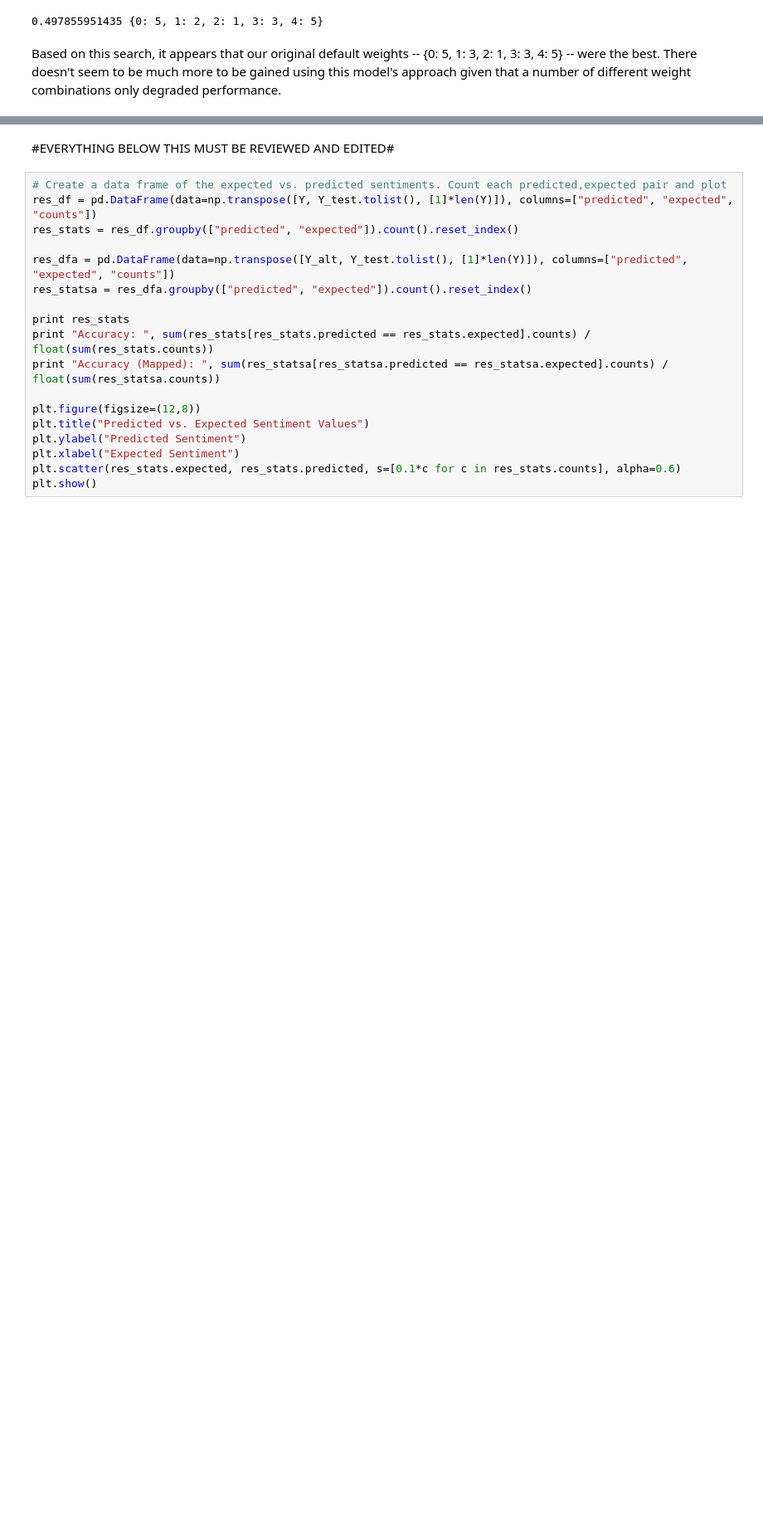
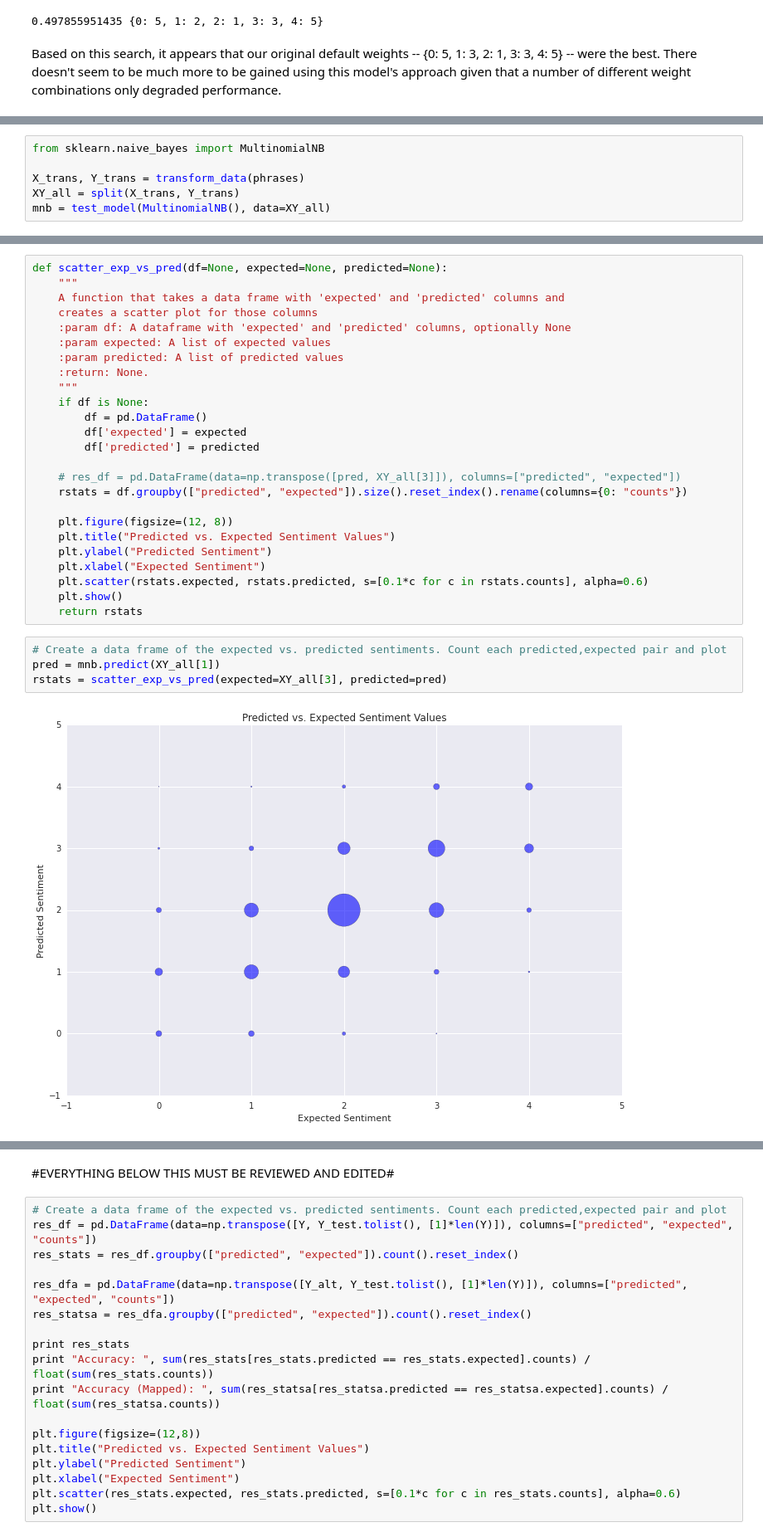
Before and after one commit to DryingPole/sentiment, a Jupyter notebook: notebooks/Final Project Process Book.ipynb, the cells around one changed output, grey strips where cells are left out. Shown at 83% size. Drawn from its saved outputs; the diff is of its cells as text; blank space fills up the shorter version.

```diff
--- a/notebooks/Final Project Process Book.ipynb
+++ b/notebooks/Final Project Process Book.ipynb
@@ -326,0 +373,6 @@ X = vectorizer.transform(rarray).tocsc()
+# %%
+from sklearn.naive_bayes import MultinomialNB
+
+X_trans, Y_trans = transform_data(phrases)
+XY_all = split(X_trans, Y_trans)
+mnb = test_model(MultinomialNB(), data=XY_all)
@@ -326,0 +383,31 @@ X = vectorizer.transform(rarray).tocsc()
+# %%
+def scatter_exp_vs_pred(df=None, expected=None, predicted=None):
+    """
+    A function that takes a data frame with 'expected' and 'predicted' columns and
+    creates a scatter plot for those columns
+    :param df: A dataframe with 'expected' and 'predicted' columns, optionally None
+    :param expected: A list of expected values
+    :param predicted: A list of predicted values
+    :return: None.
+    """
+    if df is None:
+        df = pd.DataFrame()
+        df['expected'] = expected
+        df['predicted'] = predicted
+
+    # res_df = pd.DataFrame(data=np.transpose([pred, XY_all[3]]), columns=["predicted", "expected"])
+    rstats = df.groupby(["predicted", "expected"]).size().reset_index().rename(columns={0: "counts"})
+
+    plt.figure(figsize=(12, 8))
+    plt.title("Predicted vs. Expected Sentiment Values")
+    plt.ylabel("Predicted Sentiment")
+    plt.xlabel("Expected Sentiment")
+    plt.scatter(rstats.expected, rstats.predicted, s=[0.1*c for c in rstats.counts], alpha=0.6)
+    plt.show()
+    return rstats
+# %%
+# Create a data frame of the expected vs. predicted sentiments. Count each predicted,expected pair and plot
+pred = mnb.predict(XY_all[1])
+rstats = scatter_exp_vs_pred(expected=XY_all[3], predicted=pred)
+# %% [output]
+[figure, added]
```
Also changed, not shown: parts of 11 cells of this notebook.
